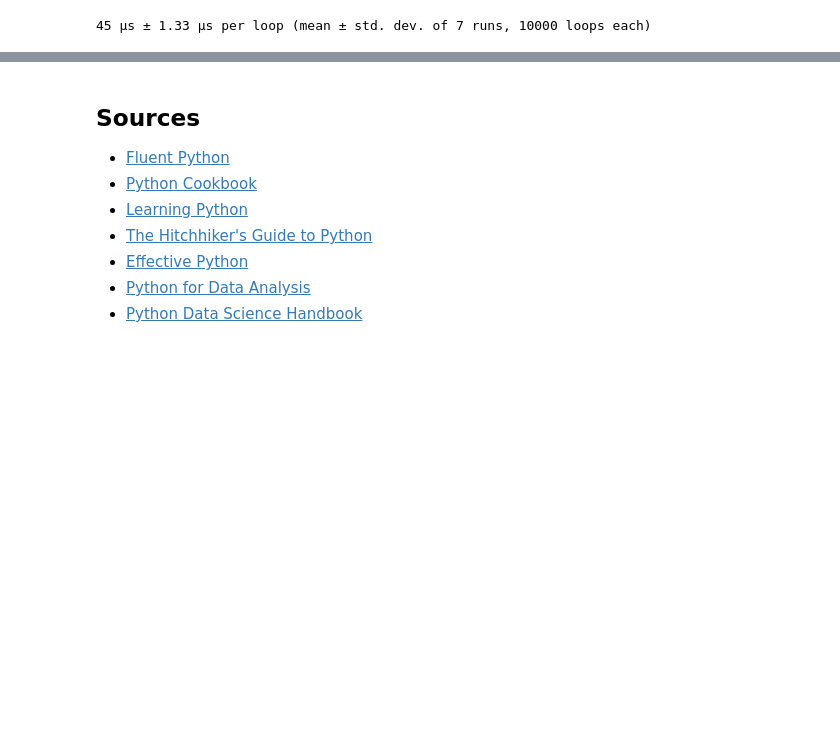
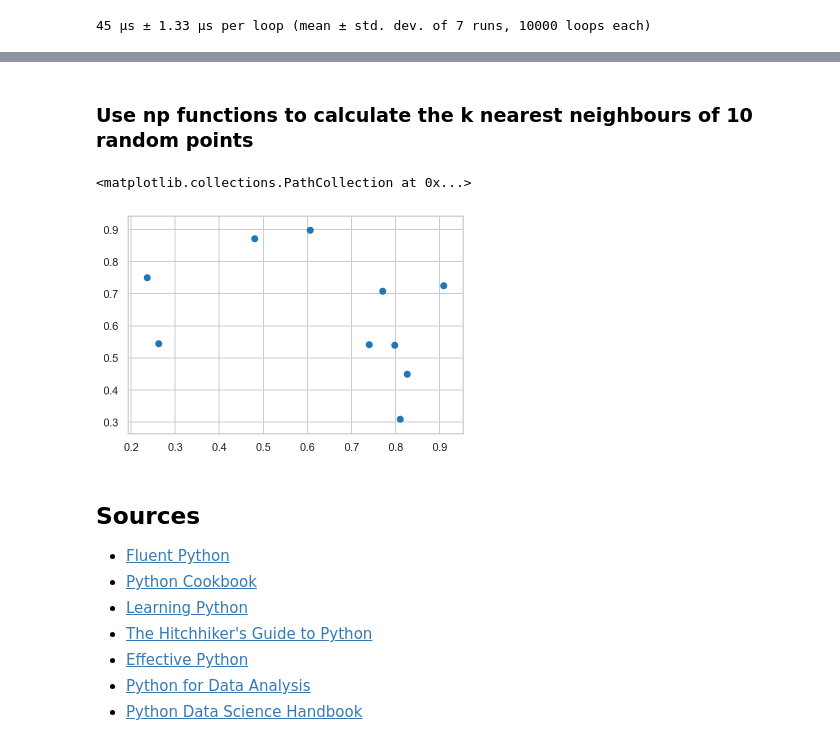
Before and after one commit to fabiangunzinger/blog, a Jupyter notebook: _notebooks/3000-12-01-essentials.ipynb, the cells around one changed output, grey strips where cells are left out. Cells and saved outputs as stored; diff of their text form; code cells hidden in the pictures; blank space fills up the shorter version.

```diff
--- a/_notebooks/3000-12-01-essentials.ipynb
+++ b/_notebooks/3000-12-01-essentials.ipynb
@@ -121,3 +147,12 @@ mylist, myrange = range(1000), np.arange(1000)
+# %% [markdown]
+### Use np functions to calculate the k nearest neighbours of 10 random points
+# %%
+rng = np.random.default_rng(2312)
+x = rng.random((10, 2))
+plt.scatter(x[:,0], x[:,1])
+# %% [output]
+<matplotlib.collections.PathCollection at 0x...>
+[figure, added]
 # %% [markdown]
 ## Sources
 
```
Also changed, not shown: parts of 13 cells of this notebook.
